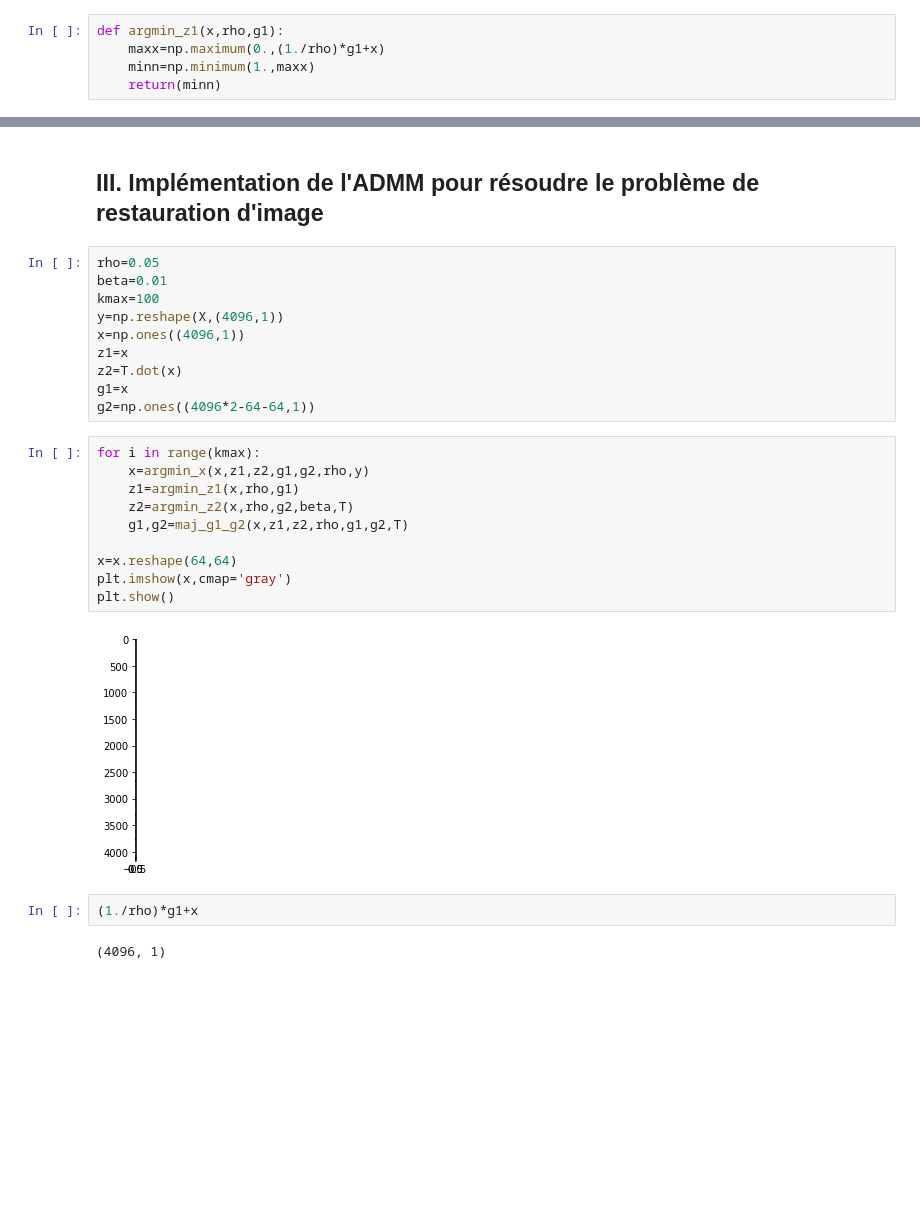
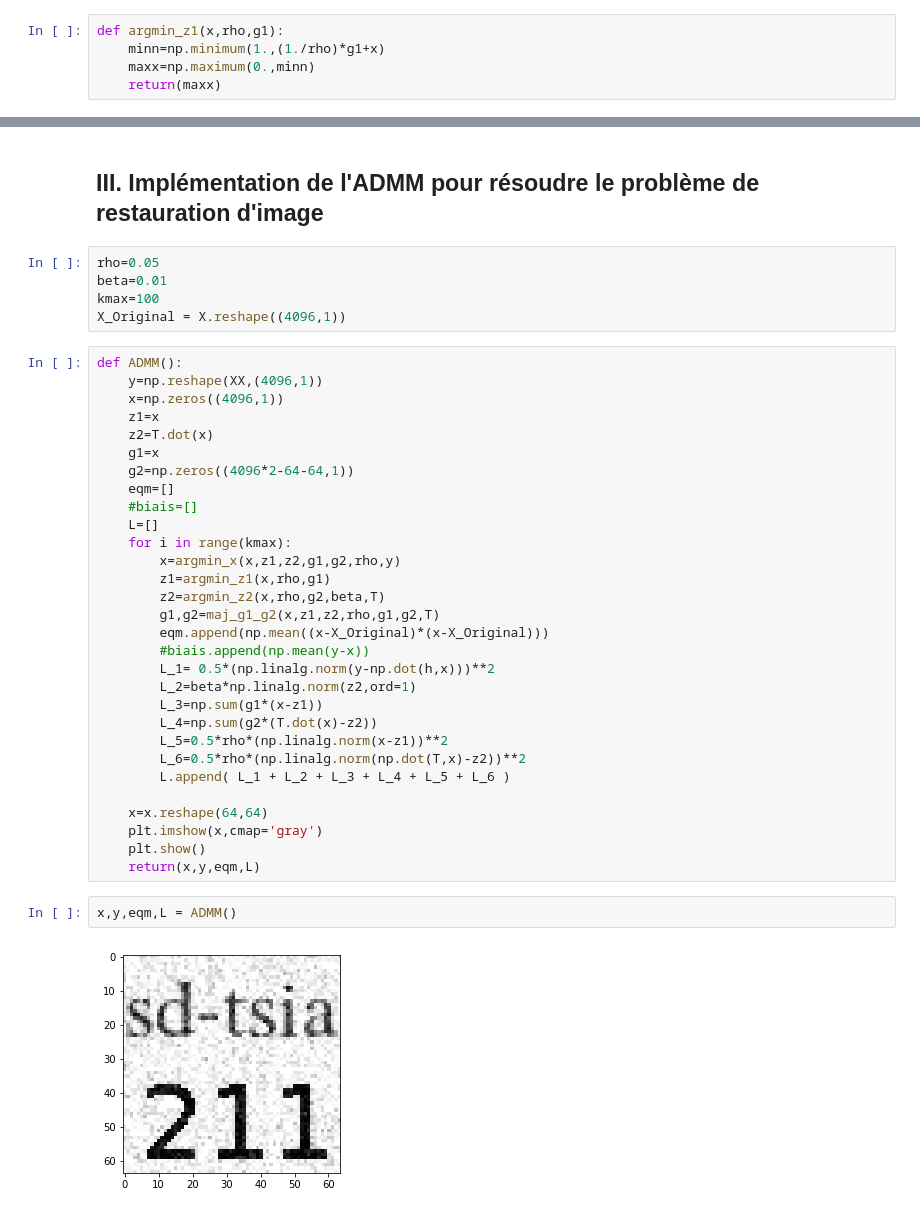
Before and after one commit to ahmed-bensaad/TP03_SD211, a Jupyter notebook: TP Restauration D'images SD-TSIA211 Ahmed_Ben_Saad.ipynb, the cells around one changed output, grey strips where cells are left out. Saved outputs shown, nothing was run; the diff lists cells and outputs as text; blank space fills up the shorter version.

Commit message:
ADMM works, computing the Langrangian still needs debug

```diff
--- a/TP Restauration D'images SD-TSIA211 Ahmed_Ben_Saad.ipynb
+++ b/TP Restauration D'images SD-TSIA211 Ahmed_Ben_Saad.ipynb
@@ -57,8 +58,8 @@ def argmin_x(x,z1,z2,g1,g2,rho,y):
 # TODO TROUVER LA FORMULE DE Zk+1
 # %%
 def argmin_z1(x,rho,g1):
-    maxx=np.maximum(0.,(1./rho)*g1+x)
-    minn=np.minimum(1.,maxx)
-    return(minn)
+    minn=np.minimum(1.,(1./rho)*g1+x)
+    maxx=np.maximum(0.,minn)
+    return(maxx)
 # %% [markdown]
 # TODO TROUVER LA FORMULE DE Z2 k+1
@@ -80,25 +94,38 @@ def maj_g1_g2(x,z1,z2,rho,g1,g2,T):
 rho=0.05
 beta=0.01
 kmax=100
-y=np.reshape(X,(4096,1))
-x=np.ones((4096,1))
-z1=x
-z2=T.dot(x)
-g1=x
-g2=np.ones((4096*2-64-64,1))
+X_Original = X.reshape((4096,1))
-# %%
-for i in range(kmax):
-    x=argmin_x(x,z1,z2,g1,g2,rho,y)
-    z1=argmin_z1(x,rho,g1)
-    z2=argmin_z2(x,rho,g2,beta,T)
-    g1,g2=maj_g1_g2(x,z1,z2,rho,g1,g2,T)
-
-x=x.reshape(64,64)
-plt.imshow(x,cmap='gray')
-plt.show()
-# %% [output]
-[figure, removed]
-# %%
-(1./rho)*g1+x
-# %% [output]
-(4096, 1)
+# %%
+def ADMM():
+    y=np.reshape(XX,(4096,1))
+    x=np.zeros((4096,1))
+    z1=x
+    z2=T.dot(x)
+    g1=x
+    g2=np.zeros((4096*2-64-64,1))
+    eqm=[]
+    #biais=[]
+    L=[]
+    for i in range(kmax):
+        x=argmin_x(x,z1,z2,g1,g2,rho,y)
+        z1=argmin_z1(x,rho,g1)
+        z2=argmin_z2(x,rho,g2,beta,T)
+        g1,g2=maj_g1_g2(x,z1,z2,rho,g1,g2,T)
+        eqm.append(np.mean((x-X_Original)*(x-X_Original)))
+        #biais.append(np.mean(y-x))
+        L_1= 0.5*(np.linalg.norm(y-np.dot(h,x)))**2
+        L_2=beta*np.linalg.norm(z2,ord=1)
+        L_3=np.sum(g1*(x-z1))
+        L_4=np.sum(g2*(T.dot(x)-z2))
+        L_5=0.5*rho*(np.linalg.norm(x-z1))**2
+        L_6=0.5*rho*(np.linalg.norm(np.dot(T,x)-z2))**2
+        L.append( L_1 + L_2 + L_3 + L_4 + L_5 + L_6 )
+
+    x=x.reshape(64,64)
+    plt.imshow(x,cmap='gray')
+    plt.show()
+    return(x,y,eqm,L)
+# %%
+x,y,eqm,L = ADMM()
+# %% [output]
+[figure, added]
```
Also changed, not shown: parts of 7 cells of this notebook.
